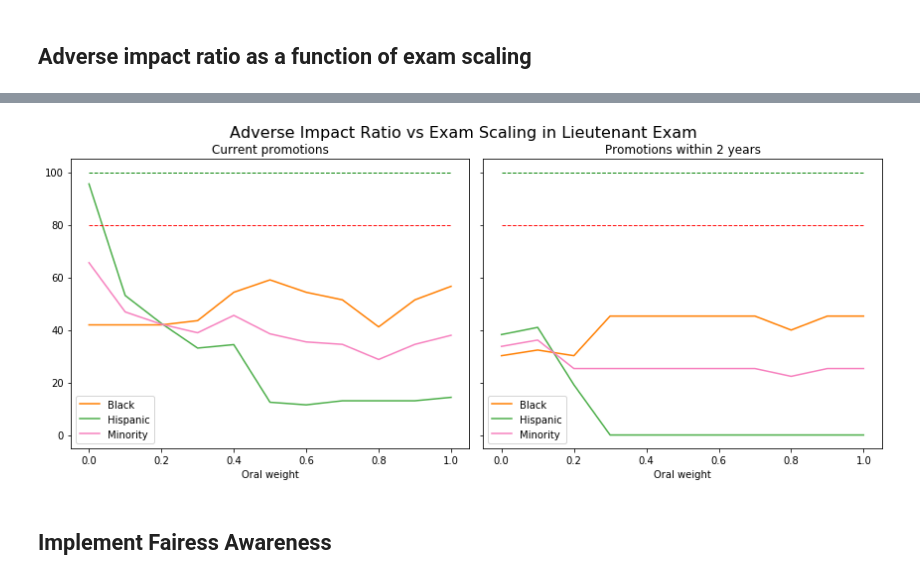
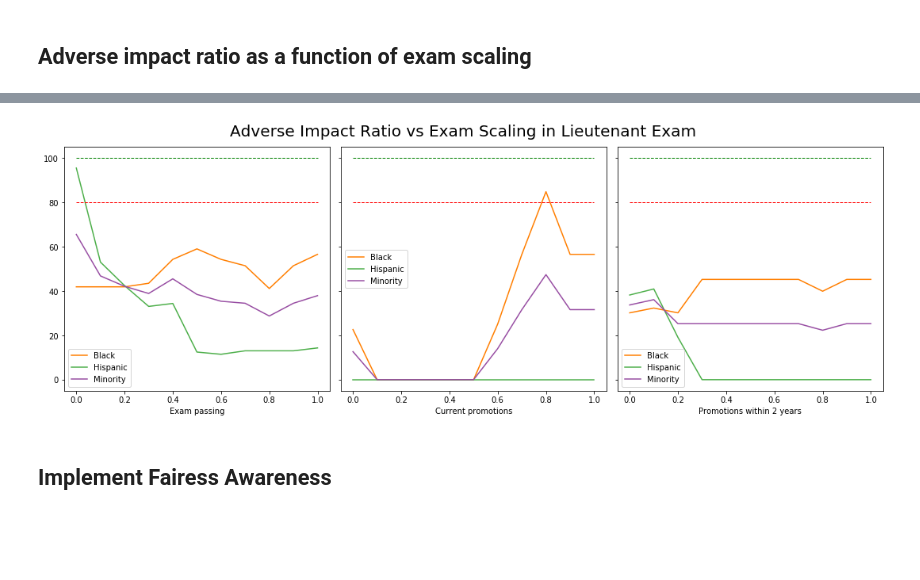
Before and after one commit to Jimmy-INL/twml, a Jupyter notebook: Project3/presentation2_ltn.ipynb, the cells around one changed output, grey strips where cells are left out. Saved outputs shown, nothing was run; the diff lists cells and outputs as text; code cells hidden in the pictures; blank space fills up the shorter version.

```diff
--- a/Project3/presentation2_ltn.ipynb
+++ b/Project3/presentation2_ltn.ipynb
@@ -118,48 +116,58 @@ plot(data,
 # %%
 scale = np.array(range(0,11))/10
 
-ai_ratio_H, ai_ratio_B, ai_ratio_M = [], [], []
-ai_ratio_2y_H, ai_ratio_2y_B, ai_ratio_2y_M = [], [], []
+air_H, air_B, air_M = [], [], []
+air_top_k_H, air_top_k_B, air_top_k_M = [], [], []
+air_top_k_2y_H, air_top_k_2y_B, air_top_k_2y_M = [], [], []
 for i, q in enumerate(scale):
     df = pd.read_csv('../data/Firefighters.csv')  # load data set
     df = df[df['Position']==position]
     df['Combine'] = df.apply(lambda x: (q*x.Oral+(1-q)*x.Written), axis=1)
     df = get_features(df, thresh[position])
     summary = get_summary(df)
-    ai_ratio_H.append(list(summary[summary.Race=='H']['Adverse_impact'])[0])
-    ai_ratio_B.append(list(summary[summary.Race=='B']['Adverse_impact'])[0])
-    ai_ratio_M.append(list(summary[summary.Race=='M']['Adverse_impact'])[0])
-    ai_ratio_2y_H.append(list(summary[summary.Race=='H']['Adverse_impact_2y'])[0])
-    ai_ratio_2y_B.append(list(summary[summary.Race=='B']['Adverse_impact_2y'])[0])
-    ai_ratio_2y_M.append(list(summary[summary.Race=='M']['Adverse_impact_2y'])[0])
+    air_H.append(list(summary[summary.Race=='H']['AIR'])[0])
+    air_B.append(list(summary[summary.Race=='B']['AIR'])[0])
+    air_M.append(list(summary[summary.Race=='M']['AIR'])[0])
+    air_top_k_H.append(list(summary[summary.Race=='H']['AIR_top_k'])[0])
+    air_top_k_B.append(list(summary[summary.Race=='B']['AIR_top_k'])[0])
+    air_top_k_M.append(list(summary[summary.Race=='M']['AIR_top_k'])[0])
+    air_top_k_2y_H.append(list(summary[summary.Race=='H']['AIR_top_k_2y'])[0])
+    air_top_k_2y_B.append(list(summary[summary.Race=='B']['AIR_top_k_2y'])[0])
+    air_top_k_2y_M.append(list(summary[summary.Race=='M']['AIR_top_k_2y'])[0])
 # %%
-plt.rcParams["figure.figsize"] = [12,5]
+plt.rcParams["figure.figsize"] = [15,5]
 plt.rcParams.update({'figure.autolayout': True})
-fig, ax = plt.subplots(1, 2, sharey=True)
+fig, ax = plt.subplots(1, 3, sharey=True)
 
-ax[0].plot(scale, ai_ratio_B, label='Black', color=colors[1])
-ax[0].plot(scale, ai_ratio_H, label='Hispanic', color=colors[2])
-ax[0].plot(scale, ai_ratio_M, label='Minority', color=colors[3])
-ax[0].set_title("Current promotions")
-ax[0].set_xlabel("Oral weight")
+ax[0].plot(scale, air_B, label='Black', color=colors[1])
+ax[0].plot(scale, air_H, label='Hispanic', color=colors[2])
+ax[0].plot(scale, air_M, label='Minority', color=colors[3])
+ax[0].set_xlabel("Exam passing")
 ax[0].legend()
 ax[0].plot([0, 1], [100, 100], 'g', linestyle='--', linewidth=1.0)
 ax[0].plot([0, 1], [80, 80], 'r', linestyle='--', linewidth=1.0)
 
-ax[1].plot(scale, ai_ratio_2y_B, label='Black', color=colors[1])
-ax[1].plot(scale, ai_ratio_2y_H, label='Hispanic', color=colors[2])
-ax[1].plot(scale, ai_ratio_2y_M, label='Minority', color=colors[3])
-ax[1].set_title("Promotions within 2 years")
-ax[1].set_xlabel("Oral weight")
+ax[1].plot(scale, air_top_k_B, label='Black', color=colors[1])
+ax[1].plot(scale, air_top_k_H, label='Hispanic', color=colors[2])
+ax[1].plot(scale, air_top_k_M, label='Minority', color=colors[3])
+ax[1].set_xlabel("Current promotions")
 ax[1].legend()
 ax[1].plot([0, 1], [100, 100], 'g', linestyle='--', linewidth=1.0)
 ax[1].plot([0, 1], [80, 80], 'r', linestyle='--', linewidth=1.0)
 
-plt.suptitle("".join(["Adverse Impact Ratio vs Exam Scaling in ",position," Exam"]), fontsize=16, y=1.02)
+ax[2].plot(scale, air_top_k_2y_B, label='Black', color=colors[1])
+ax[2].plot(scale, air_top_k_2y_H, label='Hispanic', color=colors[2])
+ax[2].plot(scale, air_top_k_2y_M, label='Minority', color=colors[3])
+ax[2].set_xlabel("Promotions within 2 years")
+ax[2].legend()
+ax[2].plot([0, 1], [100, 100], 'g', linestyle='--', linewidth=1.0)
+ax[2].plot([0, 1], [80, 80], 'r', linestyle='--', linewidth=1.0)
+
+plt.suptitle("".join(["Adverse Impact Ratio vs Exam Scaling in ",position," Exam"]), fontsize=20, y=1.05)
 plt.show()
 fig.savefig("".join(["../images/ff_orig_",position,"_airatio.png"]), bbox_inches="tight")
 # %% [output]
-[figure, old version]
+[figure, new version]
 # %% [markdown]
 ## Implement Fairess Awareness
 # %% [markdown]
```
Also changed, not shown: parts of 31 cells of this notebook, 5 other files.
